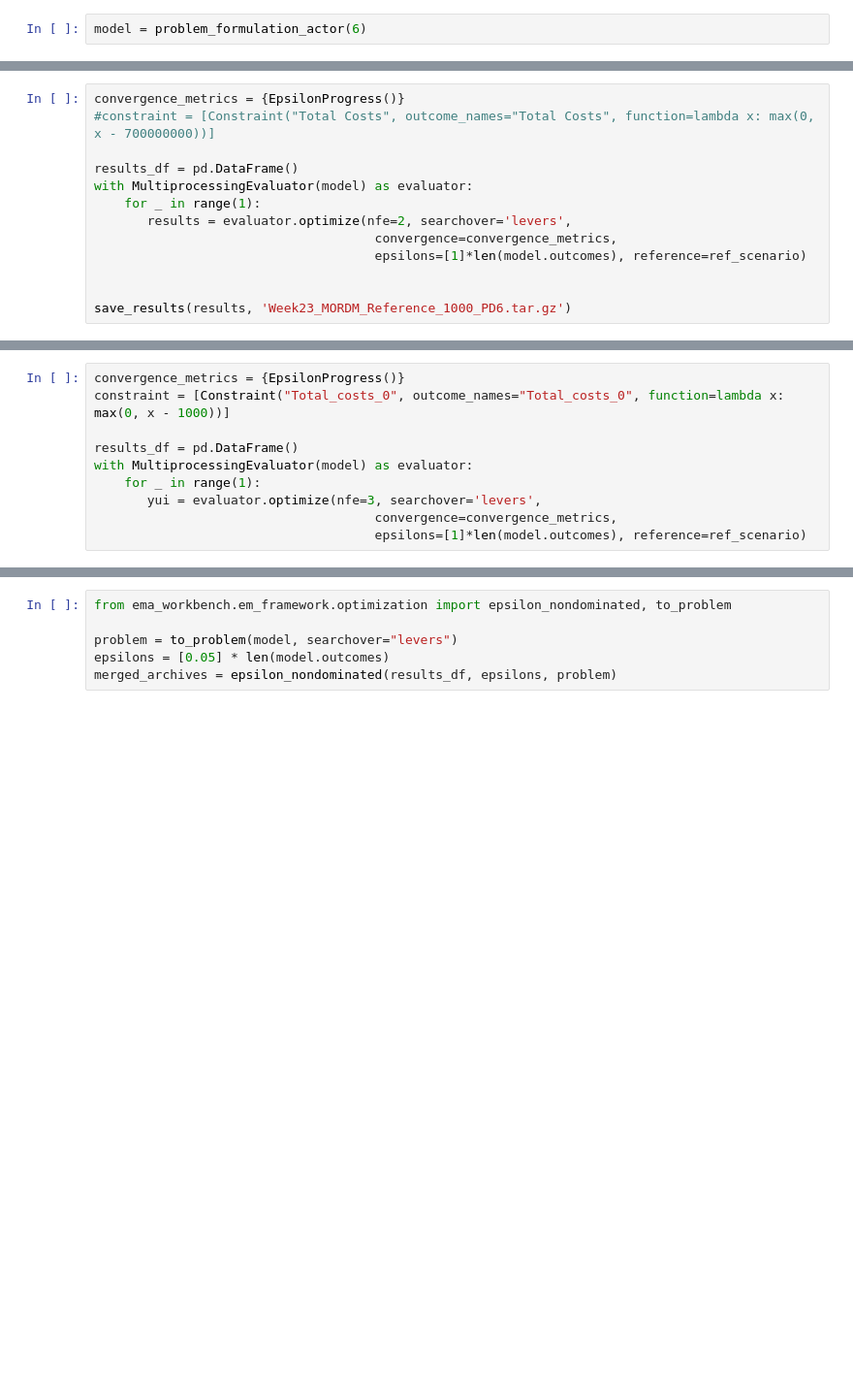
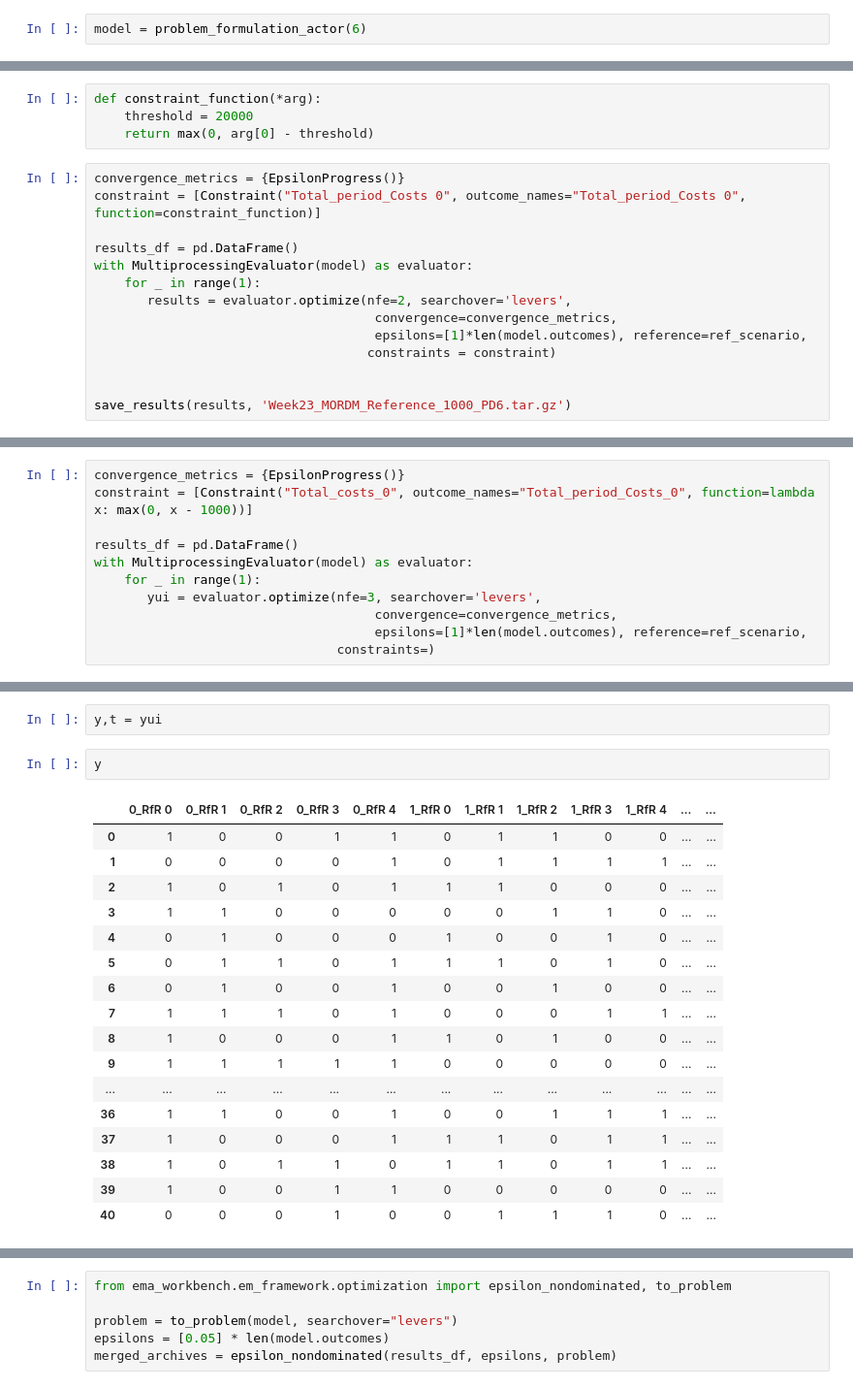
Before and after one commit to yhienz/epa141A_group3, a Jupyter notebook: final_ass_time_changed/MORDM_2.ipynb, the cells around one changed output, grey strips where cells are left out. Shown: that part at 97% size. Cells and saved outputs as stored; diff of their text form; blank space fills up the shorter version.

```diff
--- a/final_ass_time_changed/MORDM_2.ipynb
+++ b/final_ass_time_changed/MORDM_2.ipynb
@@ -155,16 +173,21 @@ for key in dike_model.uncertainties:
         refcase_scen.update({key.name: reference_values[name_split[1]]})
 
 ref_scenario = Scenario('reference', **refcase_scen)
+# %%
+def constraint_function(*arg):
+    threshold = 20000
+    return max(0, arg[0] - threshold)
 # %%
 convergence_metrics = {EpsilonProgress()}
-#constraint = [Constraint("Total Costs", outcome_names="Total Costs", function=lambda x: max(0, x - 700000000))]
+constraint = [Constraint("Total_period_Costs 0", outcome_names="Total_period_Costs 0", function=constraint_function)]
 
 results_df = pd.DataFrame()
 with MultiprocessingEvaluator(model) as evaluator:
     for _ in range(1):
        results = evaluator.optimize(nfe=2, searchover='levers',
                                      convergence=convergence_metrics,
-                                     epsilons=[1]*len(model.outcomes), reference=ref_scenario)
+                                     epsilons=[1]*len(model.outcomes), reference=ref_scenario,
+                                    constraints = constraint)
 
 
 save_results(results, 'Week23_MORDM_Reference_1000_PD6.tar.gz')
@@ -175,10 +208,11 @@ y
 # %%
 convergence_metrics = {EpsilonProgress()}
-constraint = [Constraint("Total_costs_0", outcome_names="Total_costs_0", function=lambda x: max(0, x - 1000))]
+constraint = [Constraint("Total_costs_0", outcome_names="Total_period_Costs_0", function=lambda x: max(0, x - 1000))]
 
 results_df = pd.DataFrame()
 with MultiprocessingEvaluator(model) as evaluator:
     for _ in range(1):
        yui = evaluator.optimize(nfe=3, searchover='levers',
                                      convergence=convergence_metrics,
-                                     epsilons=[1]*len(model.outcomes), reference=ref_scenario)
+                                     epsilons=[1]*len(model.outcomes), reference=ref_scenario,
+                                constraints=)
@@ -184,0 +223,22 @@ with MultiprocessingEvaluator(model) as evaluator:
+# %%
+y,t = yui
+# %%
+y
+# %% [output]
+|  | 0_RfR 0 | 0_RfR 1 | 0_RfR 2 | 0_RfR 3 | 0_RfR 4 | 1_RfR 0 | 1_RfR 1 | 1_RfR 2 | 1_RfR 3 | 1_RfR 4 | ... | ... |
+| 0 | 1 | 0 | 0 | 1 | 1 | 0 | 1 | 1 | 0 | 0 | ... | ... |
+| 1 | 0 | 0 | 0 | 0 | 1 | 0 | 1 | 1 | 1 | 1 | ... | ... |
+| 2 | 1 | 0 | 1 | 0 | 1 | 1 | 1 | 0 | 0 | 0 | ... | ... |
+| 3 | 1 | 1 | 0 | 0 | 0 | 0 | 0 | 1 | 1 | 0 | ... | ... |
+| 4 | 0 | 1 | 0 | 0 | 0 | 1 | 0 | 0 | 1 | 0 | ... | ... |
+| 5 | 0 | 1 | 1 | 0 | 1 | 1 | 1 | 0 | 1 | 0 | ... | ... |
+| 6 | 0 | 1 | 0 | 0 | 1 | 0 | 0 | 1 | 0 | 0 | ... | ... |
+| 7 | 1 | 1 | 1 | 0 | 1 | 0 | 0 | 0 | 1 | 1 | ... | ... |
+| 8 | 1 | 0 | 0 | 0 | 1 | 1 | 0 | 1 | 0 | 0 | ... | ... |
+| 9 | 1 | 1 | 1 | 1 | 1 | 0 | 0 | 0 | 0 | 0 | ... | ... |
+| ... | ... | ... | ... | ... | ... | ... | ... | ... | ... | ... | ... | ... |
+| 36 | 1 | 1 | 0 | 0 | 1 | 0 | 0 | 1 | 1 | 1 | ... | ... |
+| 37 | 1 | 0 | 0 | 0 | 1 | 1 | 1 | 0 | 1 | 1 | ... | ... |
+| 38 | 1 | 0 | 1 | 1 | 0 | 1 | 1 | 0 | 1 | 1 | ... | ... |
+| 39 | 1 | 0 | 0 | 1 | 1 | 0 | 0 | 0 | 0 | 0 | ... | ... |
+| 40 | 0 | 0 | 0 | 1 | 0 | 0 | 1 | 1 | 1 | 0 | ... | ... |
```
Also changed, not shown: parts of 11 cells of this notebook, 4 other files.
